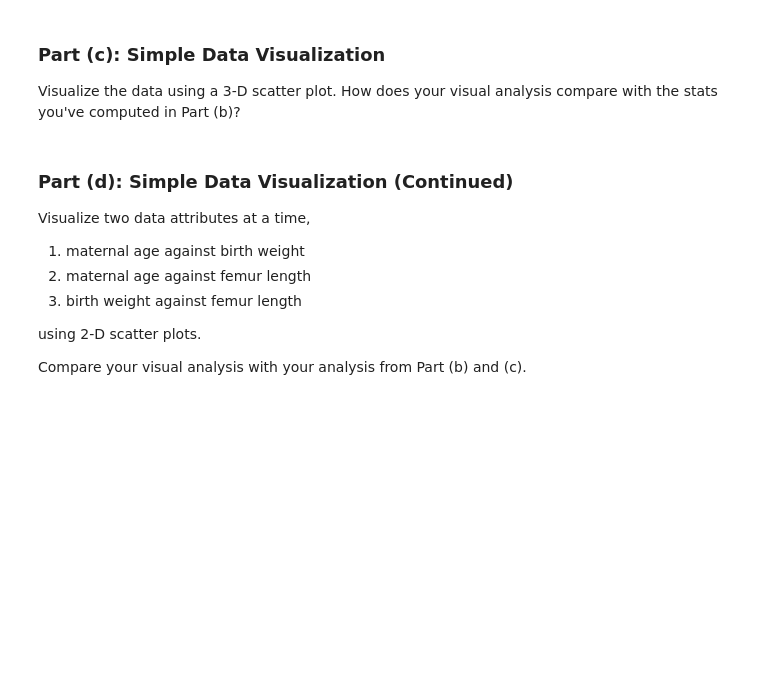
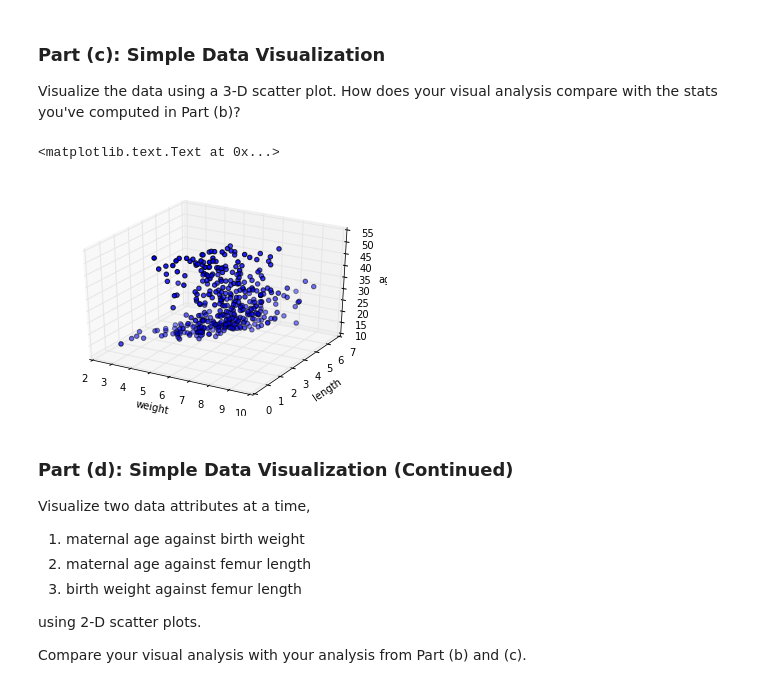
Before and after one commit to zelong430/Harvard-Data-Science, a Jupyter notebook: HW0/Datascience_HW0.ipynb, the cells around one changed output. Saved outputs shown, nothing was run; the diff lists cells and outputs as text; code cells hidden in the pictures; blank space fills up the shorter version.

```diff
--- a/HW0/Datascience_HW0.ipynb
+++ b/HW0/Datascience_HW0.ipynb
@@ -82,7 +82,14 @@ Visualize the data using a 3-D scatter plot. How does your visual analysis compa
 # %%
 fig = plt.figure()
 ax = fig.add_subplot(111, projection = "3d")
-ax.scatter(data)
+ax.scatter(birth_data[:,0], birth_data[:,1], birth_data[:,2])
+
+ax.set_xlabel("weight")
+ax.set_ylabel('length')
+ax.set_zlabel('age')
+# %% [output]
+<matplotlib.text.Text at 0x...>
+[figure, added]
 # %% [markdown]
 ### Part (d): Simple Data Visualization (Continued)
 
```
Also changed, not shown: parts of 2 cells of this notebook.
